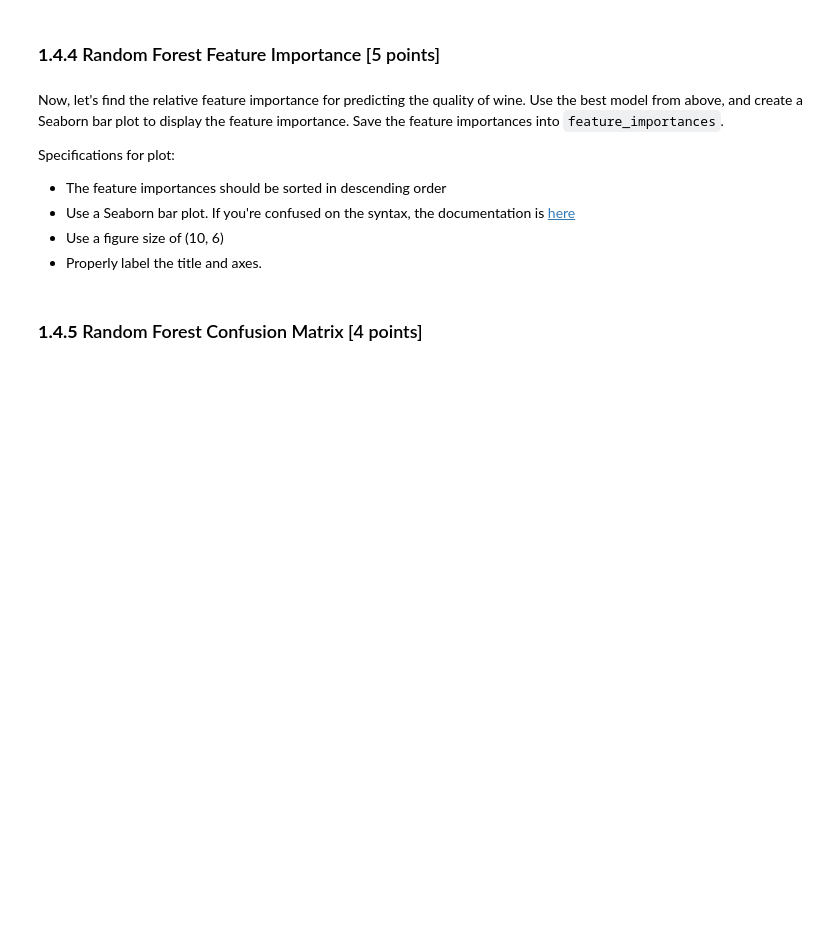
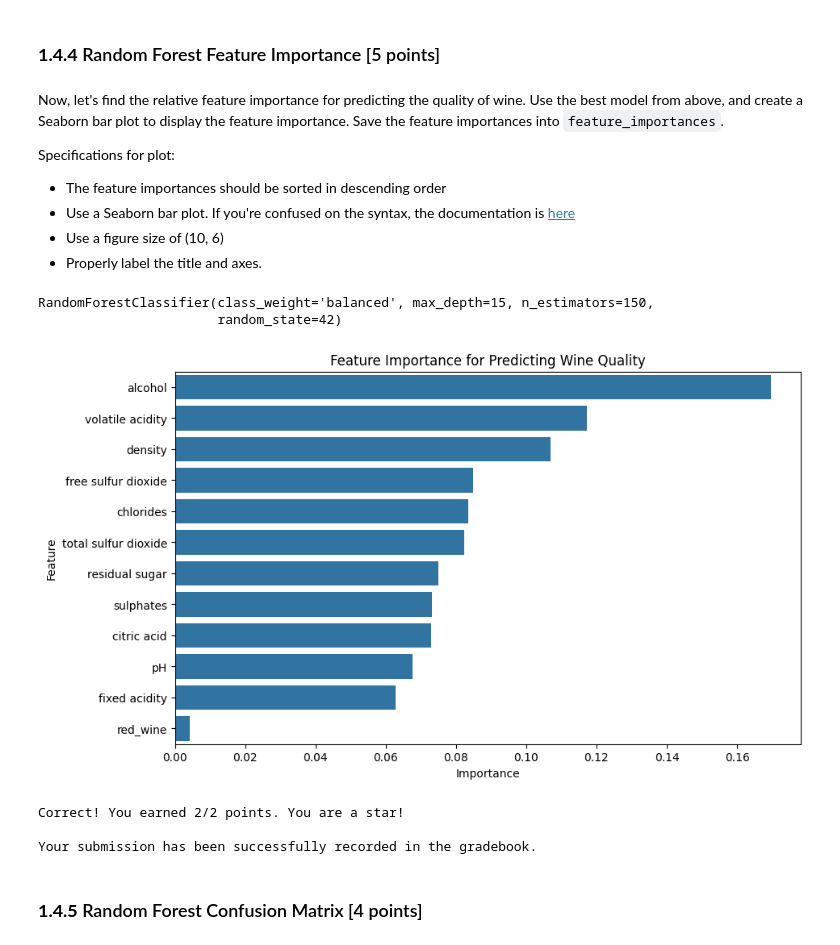
Before and after one commit to YanfuOu/CIS545, a Jupyter notebook: Yanfu_F24_HW4_Student_Version.ipynb, the cells around one changed output. Cells and saved outputs as stored; diff of their text form; code cells hidden in the pictures; blank space fills up the shorter version.

```diff
--- a/Yanfu_F24_HW4_Student_Version.ipynb
+++ b/Yanfu_F24_HW4_Student_Version.ipynb
@@ -646,14 +646,26 @@ Complete the following:
 # TODO: Using cross validation and grid search to tune the hyperparameters of the random forest model
 
 # Define parameter grid
-param_grid =
+param_grid = {
+    'n_estimators': [50, 100, 150],
+    'max_depth': [5, 10, 15],
+    'class_weight': ['balanced'],
+    'random_state': [42]
+}
 
 # Instantiate the random forest model
-random_forest_model =
+random_forest_model = RandomForestClassifier()
 
 # Define the grid search object
-grid_search =
+grid_search = GridSearchCV(
+    estimator=random_forest_model,
+    param_grid=param_grid,
+    cv=5,
+    scoring='accuracy',
+    verbose=True
+)
 
 # Fit the grid search
+grid_search.fit(X_train_scaled, y_train)
 
 # Print the best parameters and cross validation score
@@ -660,4 +678,4 @@ grid_search =
 # %%
-best_model =
-test_accuracy =
+best_model = grid_search.best_estimator_
+test_accuracy =  best_model.score(X_test_scaled, y_test)
 print("Test Set Accuracy:", test_accuracy)
@@ -682,6 +703,34 @@ feature_importances =
+# %%
+best_model
+# %% [output]
+RandomForestClassifier(class_weight='balanced', max_depth=15, n_estimators=150,
+                       random_state=42)
+# %%
+X_train_scaled_df = pd.DataFrame(X_train_scaled, columns=X_train.columns)
+# TODO (Manually graded 3 points + 2 points autograded): Create a bar plot for the feature importances
+feature_importances = best_model.feature_importances_
+
+features_df = pd.DataFrame({
+    'Feature': X_train_scaled_df.columns,
+    'Importance': feature_importances
+}).sort_values(by='Importance', ascending=False)
+
+# Step 3: Plot feature importances using Seaborn
+plt.figure(figsize=(10, 6))
+sns.barplot(x='Importance', y='Feature', data=features_df)
+plt.title('Feature Importance for Predicting Wine Quality')
+plt.xlabel('Importance')
+plt.ylabel('Feature')
+plt.show()
+# %% [output]
+[figure, added]
 # %%
 # Grader cell
 grader.grade(test_case_id = 'rf_feature_importance', answer = (feature_importances))
+# %% [output]
+Correct! You earned 2/2 points. You are a star!
+
+Your submission has been successfully recorded in the gradebook.
 # %% [markdown]
 ### **1.4.5** Random Forest Confusion Matrix [4 points]
 # %% [markdown]
```
Also changed, not shown: parts of 4 cells of this notebook.
